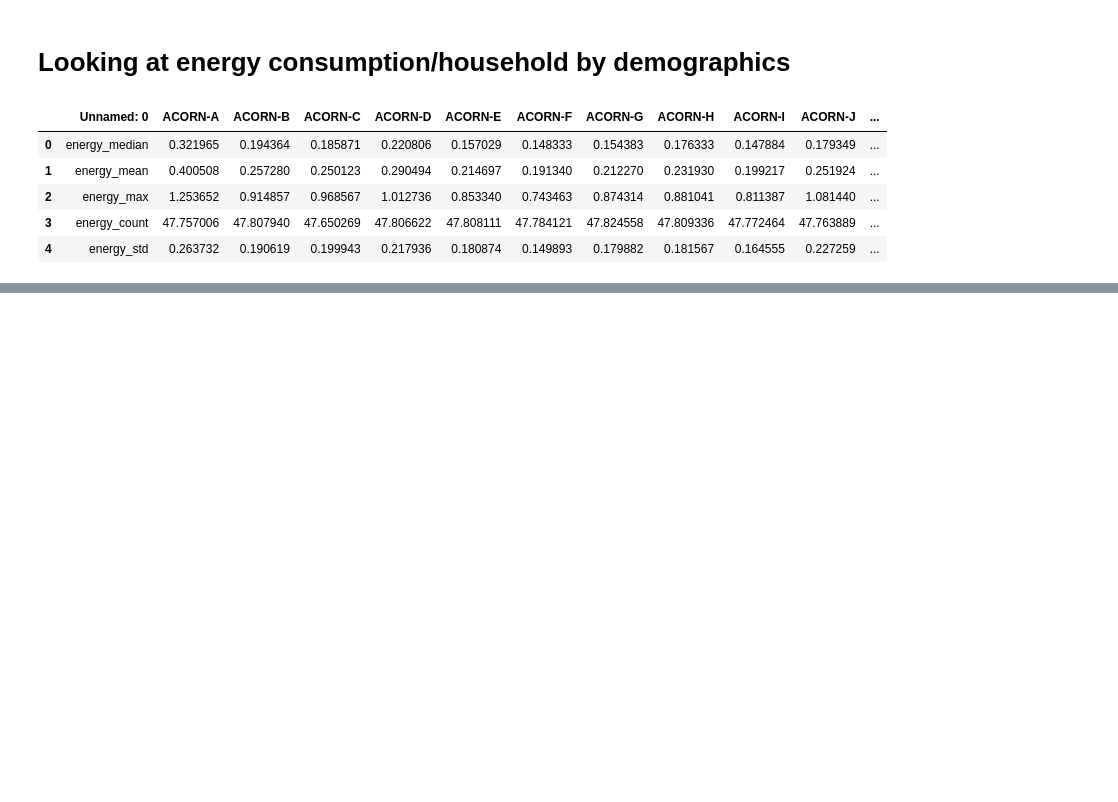
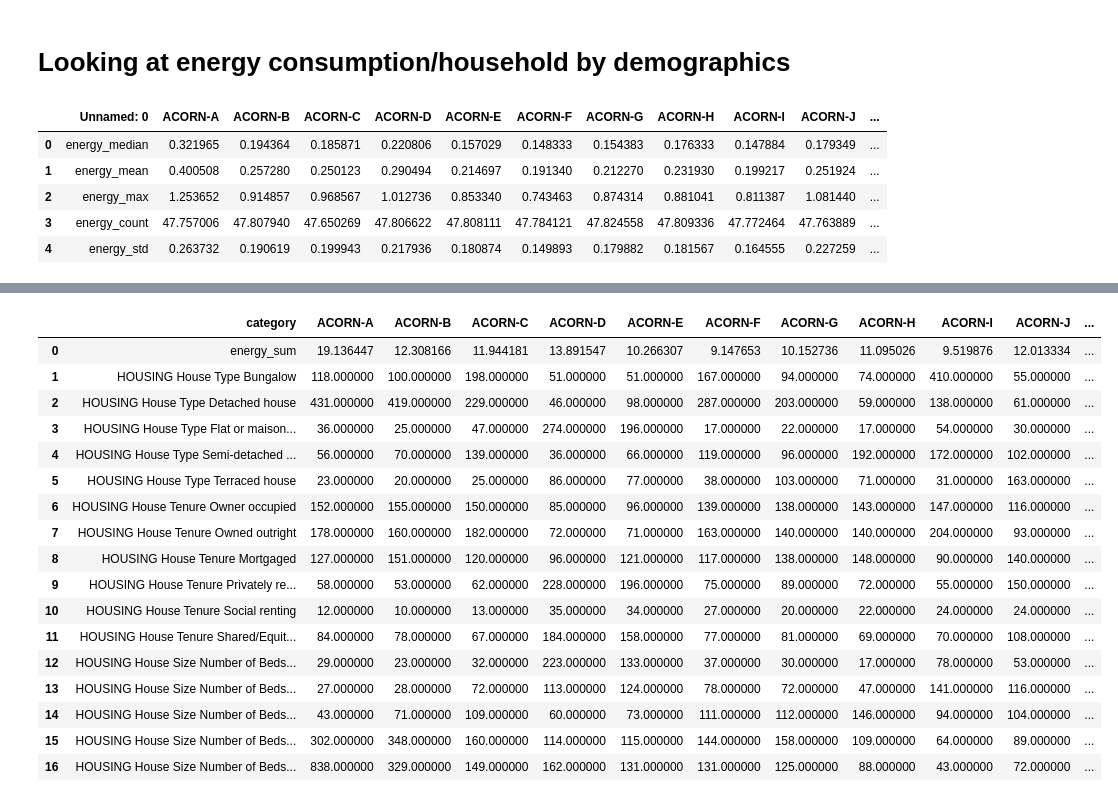
Before and after one commit to fctonio/Smart-meters-analysis, a Jupyter notebook: Notebooks/paul_linear_regression_visualisation.ipynb, the cells around one changed output, grey strips where cells are left out. Cells and saved outputs as stored; diff of their text form; code cells hidden in the pictures; blank space fills up the shorter version.

```diff
--- a/Notebooks/paul_linear_regression_visualisation.ipynb
+++ b/Notebooks/paul_linear_regression_visualisation.ipynb
@@ -50,3 +50,6 @@ acorn_demog.head()
 | 2 | energy_max | 1.253652 | 0.914857 | 0.968567 | 1.012736 | 0.853340 | 0.743463 | 0.874314 | 0.881041 | 0.811387 | 1.081440 | ... |
 | 3 | energy_count | 47.757006 | 47.807940 | 47.650269 | 47.806622 | 47.808111 | 47.784121 | 47.824558 | 47.809336 | 47.772464 | 47.763889 | ... |
 | 4 | energy_std | 0.263732 | 0.190619 | 0.199943 | 0.217936 | 0.180874 | 0.149893 | 0.179882 | 0.181567 | 0.164555 | 0.227259 | ... |
+# %%
+acorn_demog = acorn_demog.rename(columns={'Unnamed: 0': 'category'})
+#acorn_demog = acorn_demog.set_index('Unnamed: 0')
@@ -52,0 +79,22 @@ acorn_demog.head()
+# %%
+acorn_house = acorn_demog[acorn_demog['category'].str.contains('energy_sum|House Type|House Tenure|House Size')].reset_index(drop=True)
+acorn_house
+# %% [output]
+|  | category | ACORN-A | ACORN-B | ACORN-C | ACORN-D | ACORN-E | ACORN-F | ACORN-G | ACORN-H | ACORN-I | ACORN-J | ... |
+| 0 | energy_sum | 19.136447 | 12.308166 | 11.944181 | 13.891547 | 10.266307 | 9.147653 | 10.152736 | 11.095026 | 9.519876 | 12.013334 | ... |
+| 1 | HOUSING House Type Bungalow | 118.000000 | 100.000000 | 198.000000 | 51.000000 | 51.000000 | 167.000000 | 94.000000 | 74.000000 | 410.000000 | 55.000000 | ... |
+| 2 | HOUSING House Type Detached house | 431.000000 | 419.000000 | 229.000000 | 46.000000 | 98.000000 | 287.000000 | 203.000000 | 59.000000 | 138.000000 | 61.000000 | ... |
+| 3 | HOUSING House Type Flat or maison... | 36.000000 | 25.000000 | 47.000000 | 274.000000 | 196.000000 | 17.000000 | 22.000000 | 17.000000 | 54.000000 | 30.000000 | ... |
+| 4 | HOUSING House Type Semi-detached ... | 56.000000 | 70.000000 | 139.000000 | 36.000000 | 66.000000 | 119.000000 | 96.000000 | 192.000000 | 172.000000 | 102.000000 | ... |
+| 5 | HOUSING House Type Terraced house | 23.000000 | 20.000000 | 25.000000 | 86.000000 | 77.000000 | 38.000000 | 103.000000 | 71.000000 | 31.000000 | 163.000000 | ... |
+| 6 | HOUSING House Tenure Owner occupied | 152.000000 | 155.000000 | 150.000000 | 85.000000 | 96.000000 | 139.000000 | 138.000000 | 143.000000 | 147.000000 | 116.000000 | ... |
+| 7 | HOUSING House Tenure Owned outright | 178.000000 | 160.000000 | 182.000000 | 72.000000 | 71.000000 | 163.000000 | 140.000000 | 140.000000 | 204.000000 | 93.000000 | ... |
+| 8 | HOUSING House Tenure Mortgaged | 127.000000 | 151.000000 | 120.000000 | 96.000000 | 121.000000 | 117.000000 | 138.000000 | 148.000000 | 90.000000 | 140.000000 | ... |
+| 9 | HOUSING House Tenure Privately re... | 58.000000 | 53.000000 | 62.000000 | 228.000000 | 196.000000 | 75.000000 | 89.000000 | 72.000000 | 55.000000 | 150.000000 | ... |
+| 10 | HOUSING House Tenure Social renting | 12.000000 | 10.000000 | 13.000000 | 35.000000 | 34.000000 | 27.000000 | 20.000000 | 22.000000 | 24.000000 | 24.000000 | ... |
+| 11 | HOUSING House Tenure Shared/Equit... | 84.000000 | 78.000000 | 67.000000 | 184.000000 | 158.000000 | 77.000000 | 81.000000 | 69.000000 | 70.000000 | 108.000000 | ... |
+| 12 | HOUSING House Size Number of Beds... | 29.000000 | 23.000000 | 32.000000 | 223.000000 | 133.000000 | 37.000000 | 30.000000 | 17.000000 | 78.000000 | 53.000000 | ... |
+| 13 | HOUSING House Size Number of Beds... | 27.000000 | 28.000000 | 72.000000 | 113.000000 | 124.000000 | 78.000000 | 72.000000 | 47.000000 | 141.000000 | 116.000000 | ... |
+| 14 | HOUSING House Size Number of Beds... | 43.000000 | 71.000000 | 109.000000 | 60.000000 | 73.000000 | 111.000000 | 112.000000 | 146.000000 | 94.000000 | 104.000000 | ... |
+| 15 | HOUSING House Size Number of Beds... | 302.000000 | 348.000000 | 160.000000 | 114.000000 | 115.000000 | 144.000000 | 158.000000 | 109.000000 | 64.000000 | 89.000000 | ... |
+| 16 | HOUSING House Size Number of Beds... | 838.000000 | 329.000000 | 149.000000 | 162.000000 | 131.000000 | 131.000000 | 125.000000 | 88.000000 | 43.000000 | 72.000000 | ... |
```
Also changed, not shown: parts of 11 cells of this notebook, 1 other file.
